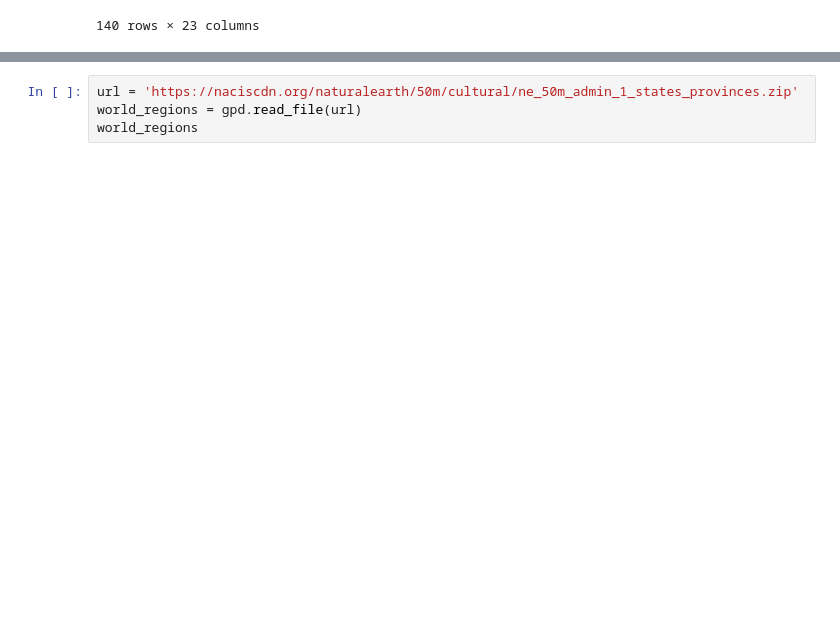
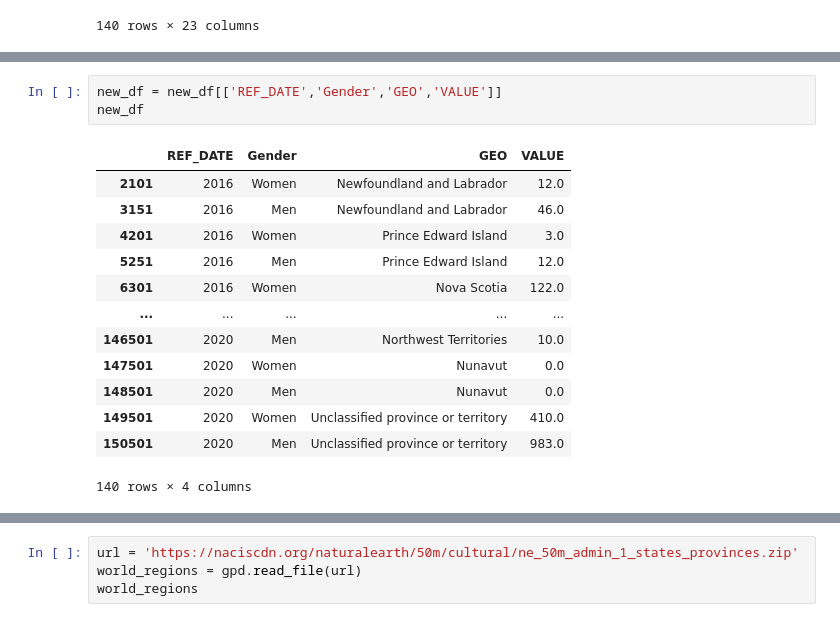
Before and after one commit to karan-khubdikar/DSCI-532_2024_13_Juno, a Jupyter notebook: notebooks/practice_code_chart.ipynb, the cells around one changed output, grey strips where cells are left out. Drawn from its saved outputs; the diff is of its cells as text; blank space fills up the shorter version.

```diff
--- a/notebooks/practice_code_chart.ipynb
+++ b/notebooks/practice_code_chart.ipynb
@@ -31,0 +36,17 @@ new_df
+# %%
+new_df = new_df[['REF_DATE','Gender','GEO','VALUE']]
+new_df
+# %% [output]
+|  | REF_DATE | Gender | GEO | VALUE |
+| 2101 | 2016 | Women | Newfoundland and Labrador | 12.0 |
+| 3151 | 2016 | Men | Newfoundland and Labrador | 46.0 |
+| 4201 | 2016 | Women | Prince Edward Island | 3.0 |
+| 5251 | 2016 | Men | Prince Edward Island | 12.0 |
+| 6301 | 2016 | Women | Nova Scotia | 122.0 |
+| ... | ... | ... | ... | ... |
+| 146501 | 2020 | Men | Northwest Territories | 10.0 |
+| 147501 | 2020 | Women | Nunavut | 0.0 |
+| 148501 | 2020 | Men | Nunavut | 0.0 |
+| 149501 | 2020 | Women | Unclassified province or territory | 410.0 |
+| 150501 | 2020 | Men | Unclassified province or territory | 983.0 |
+140 rows × 4 columns
```
Also changed, not shown: parts of 9 cells of this notebook, 4 other files.
